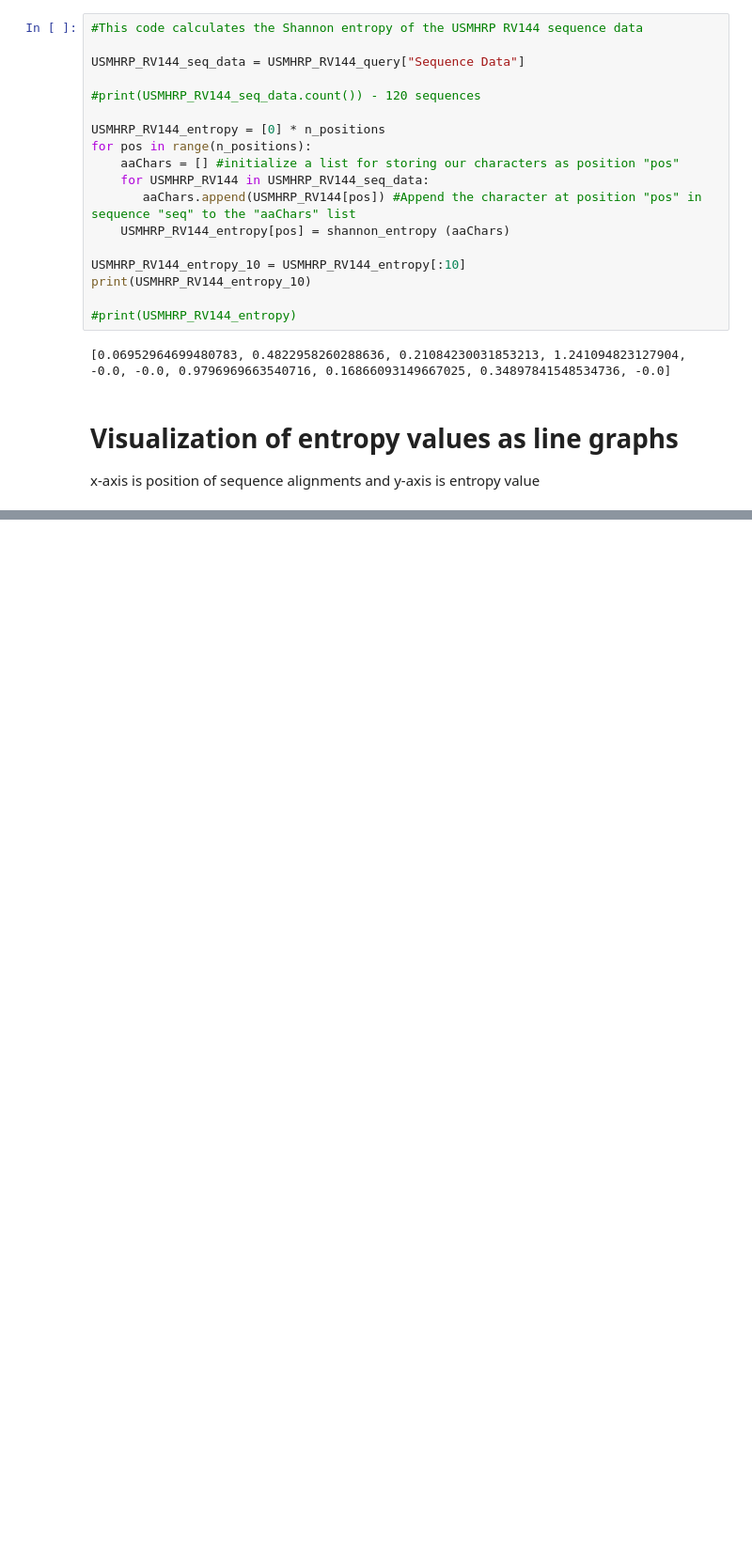
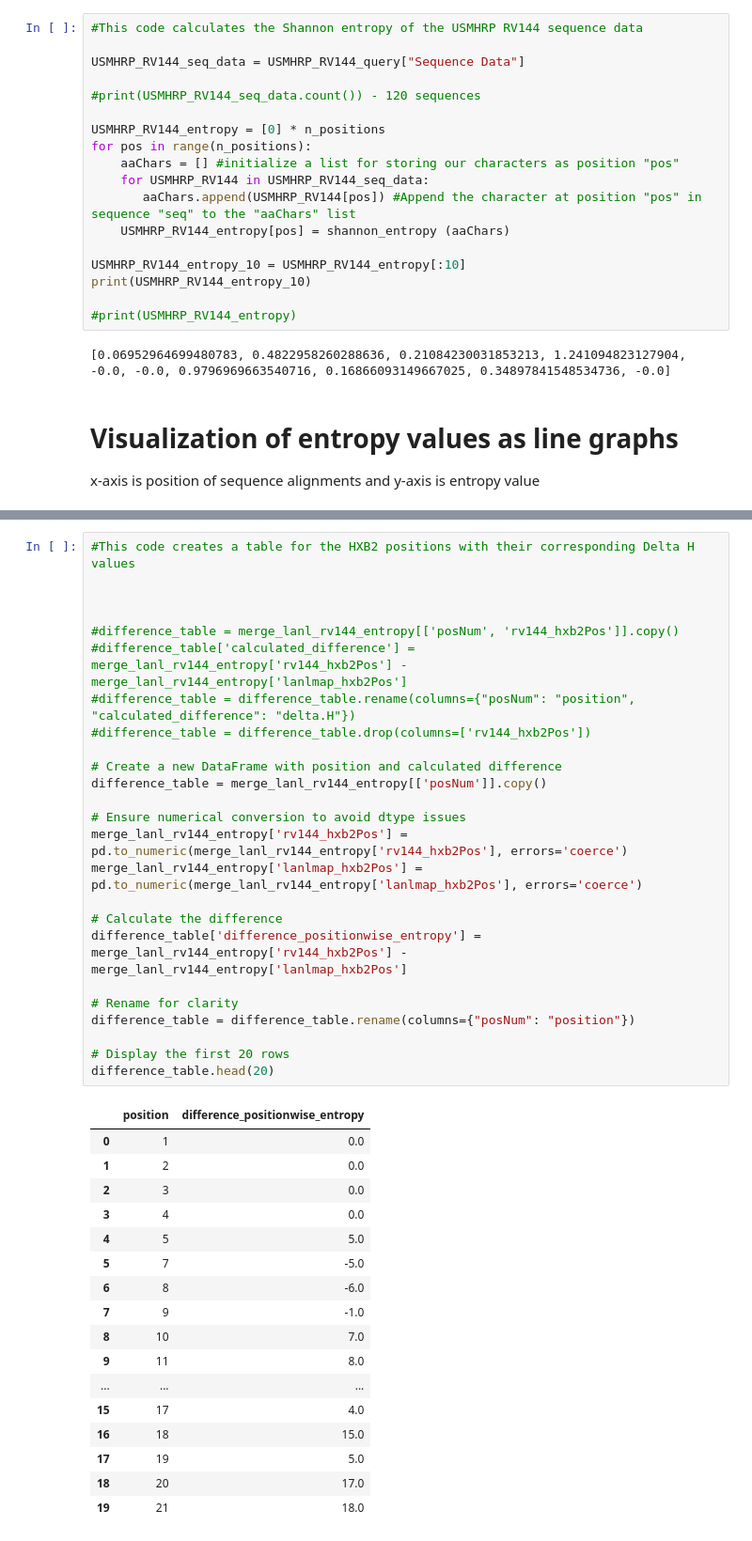
Before and after one commit to MarthinMandig/Fred_Hutch_HIV_Dump_Code, a Jupyter notebook: Jupyter Notebook Fred Hutch HIV Code.ipynb, the cells around one changed output, grey strips where cells are left out. Shown: that part at 94% size. Drawn from its saved outputs; the diff is of its cells as text; blank space fills up the shorter version.

```diff
--- a/Jupyter Notebook Fred Hutch HIV Code.ipynb
+++ b/Jupyter Notebook Fred Hutch HIV Code.ipynb
@@ -666,0 +880,43 @@ Text(0.5, 1.0, 'Entropy Values of the USMHRP RV144 Sequence Alignment Positions'
+# %%
+#This code creates a table for the HXB2 positions with their corresponding Delta H values
+
+
+
+#difference_table = merge_lanl_rv144_entropy[['posNum', 'rv144_hxb2Pos']].copy()
+#difference_table['calculated_difference'] = merge_lanl_rv144_entropy['rv144_hxb2Pos'] - merge_lanl_rv144_entropy['lanlmap_hxb2Pos']
+#difference_table = difference_table.rename(columns={"posNum": "position", "calculated_difference": "delta.H"})
+#difference_table = difference_table.drop(columns=['rv144_hxb2Pos'])
+
+# Create a new DataFrame with position and calculated difference
+difference_table = merge_lanl_rv144_entropy[['posNum']].copy()
+
+# Ensure numerical conversion to avoid dtype issues
+merge_lanl_rv144_entropy['rv144_hxb2Pos'] = pd.to_numeric(merge_lanl_rv144_entropy['rv144_hxb2Pos'], errors='coerce')
+merge_lanl_rv144_entropy['lanlmap_hxb2Pos'] = pd.to_numeric(merge_lanl_rv144_entropy['lanlmap_hxb2Pos'], errors='coerce')
+
+# Calculate the difference
+difference_table['difference_positionwise_entropy'] = merge_lanl_rv144_entropy['rv144_hxb2Pos'] - merge_lanl_rv144_entropy['lanlmap_hxb2Pos']
+
+# Rename for clarity
+difference_table = difference_table.rename(columns={"posNum": "position"})
+
+# Display the first 20 rows
+difference_table.head(20)
+# %% [output]
+|  | position | difference_positionwise_entropy |
+| 0 | 1 | 0.0 |
+| 1 | 2 | 0.0 |
+| 2 | 3 | 0.0 |
+| 3 | 4 | 0.0 |
+| 4 | 5 | 5.0 |
+| 5 | 7 | -5.0 |
+| 6 | 8 | -6.0 |
+| 7 | 9 | -1.0 |
+| 8 | 10 | 7.0 |
+| 9 | 11 | 8.0 |
+| ... | ... | ... |
+| 15 | 17 | 4.0 |
+| 16 | 18 | 15.0 |
+| 17 | 19 | 5.0 |
+| 18 | 20 | 17.0 |
+| 19 | 21 | 18.0 |
```
Also changed, not shown: parts of 16 cells of this notebook.
